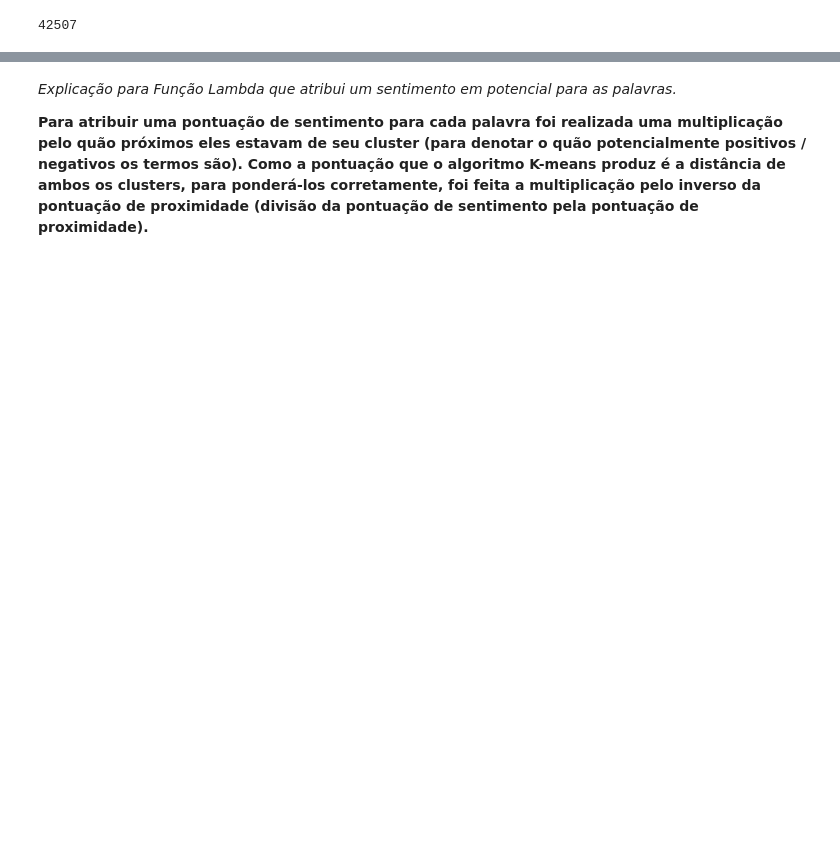
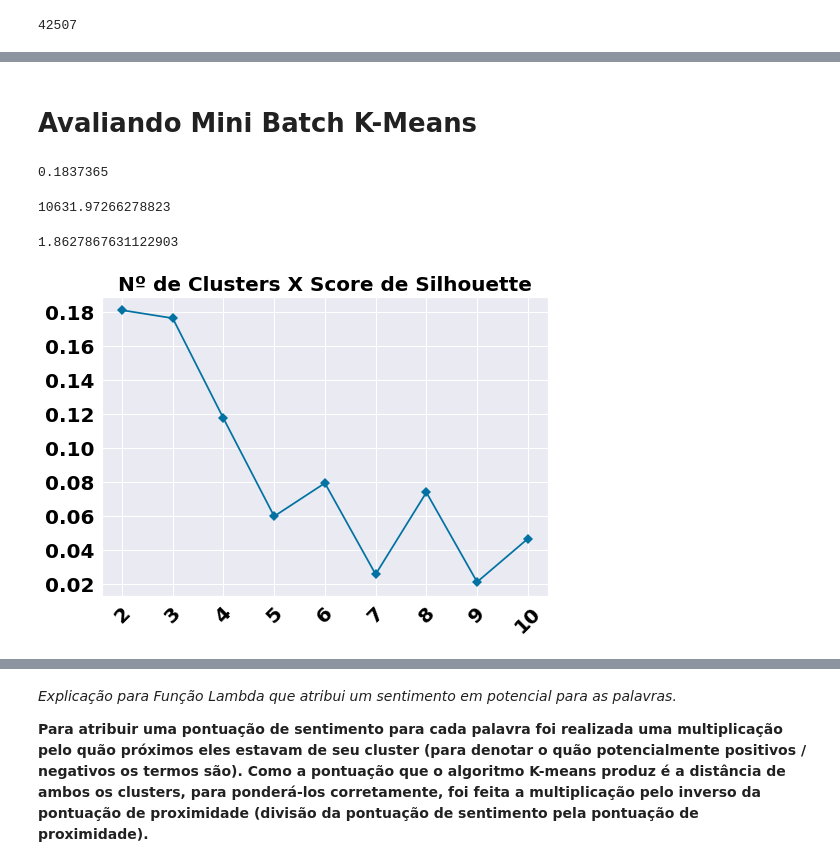
Before and after one commit to italolima04/monitoria-probabilidade-estatistica, a Jupyter notebook: Pesquisa-PID/Implementação-Algoritmos/Testes_Pesquisa.ipynb, the cells around one changed output, grey strips where cells are left out. Cells and saved outputs as stored; diff of their text form; code cells hidden in the pictures; blank space fills up the shorter version.

```diff
--- a/Pesquisa-PID/Implementação-Algoritmos/Testes_Pesquisa.ipynb
+++ b/Pesquisa-PID/Implementação-Algoritmos/Testes_Pesquisa.ipynb
@@ -627,0 +607,2 @@ plt.show()
+# %% [markdown]
+# Avaliando Mini Batch K-Means
@@ -627,0 +613,42 @@ plt.show()
+# %%
+silhouette_score_minikmeans = silhouette_score(word_vectors.vectors, labels_minibatch_kmeans)
+silhouette_score_minikmeans
+# %% [output]
+0.1837365
+# %%
+calinski_harabasz_score_minikmeans = metrics.calinski_harabasz_score(word_vectors.vectors, labels_minibatch_kmeans)
+calinski_harabasz_score_minikmeans
+# %% [output]
+10631.97266278823
+# %%
+davies_bouldin_score_minikmeans = davies_bouldin_score(word_vectors.vectors, labels_minibatch_kmeans)
+davies_bouldin_score_minikmeans
+# %% [output]
+1.8627867631122903
+# %%
+from yellowbrick.cluster import SilhouetteVisualizer
+from yellowbrick.cluster import KElbowVisualizer
+
+minibatch_kmeans = MiniBatchKMeans(n_clusters=2, random_state=0, batch_size=6)
+
+visualizer = KElbowVisualizer(minibatch_kmeans, k=(2,11), metric='silhouette', timings=False)
+visualizer.fit(word_vectors.vectors);
+
+font = {'family': 'serif',
+        'color':  'darkred',
+        'weight': 'bold',
+        'size': 15,
+        }
+
+#Configuração de exibição do título, e labels dos eixos x e y.
+plt.title('Nº de Clusters X Score de Silhouette', color='black', fontsize=20, weight='bold')
+
+#Configuração de exibição dos ticks.
+plt.xticks(rotation=45, size=20, color='black', weight='bold')
+plt.yticks(size=20, color='black', weight='bold')
+
+#Salvando e Exibindo o Gráfico.
+plt.savefig('minibatch_elbow_silhouette.png', format='png', quality=100)
+plt.show()
+# %% [output]
+[figure, added]
```
Also changed, not shown: parts of 106 cells of this notebook.
